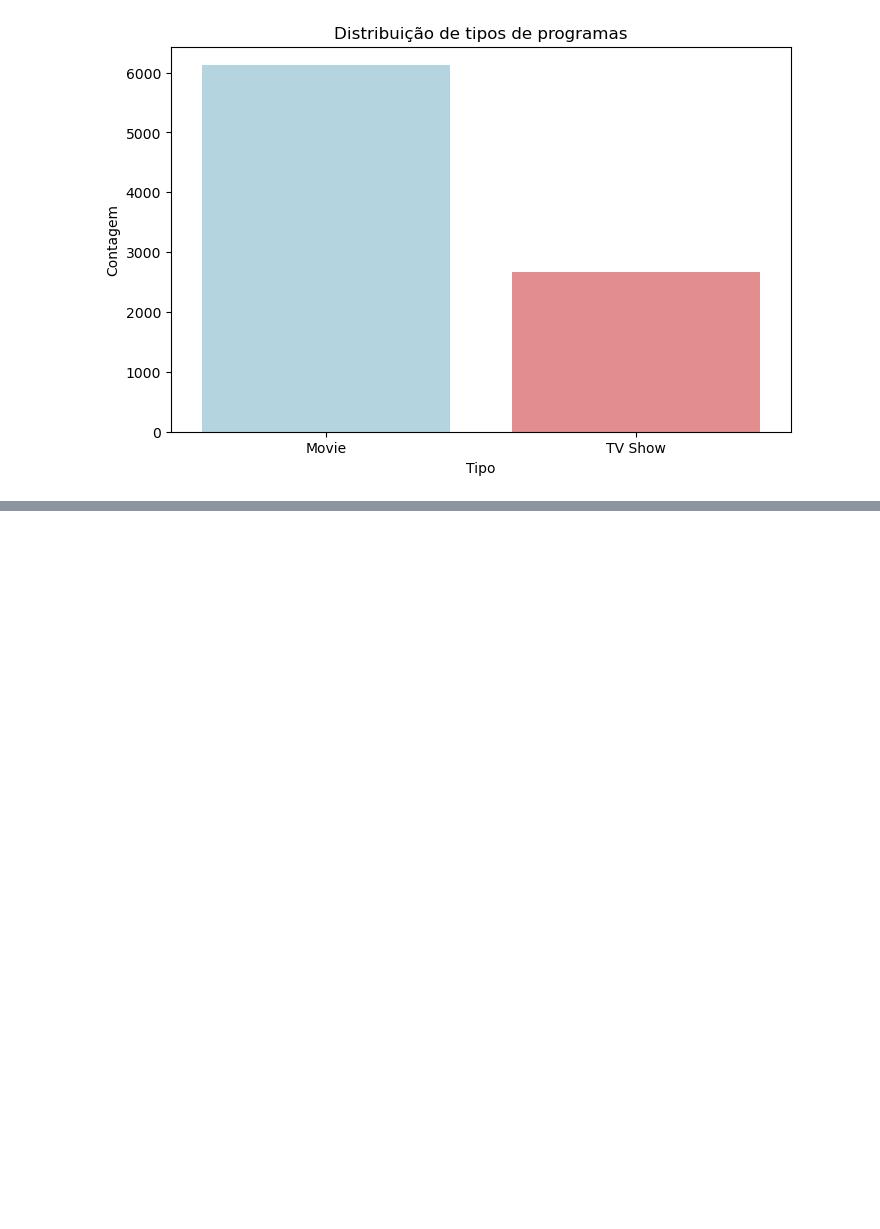
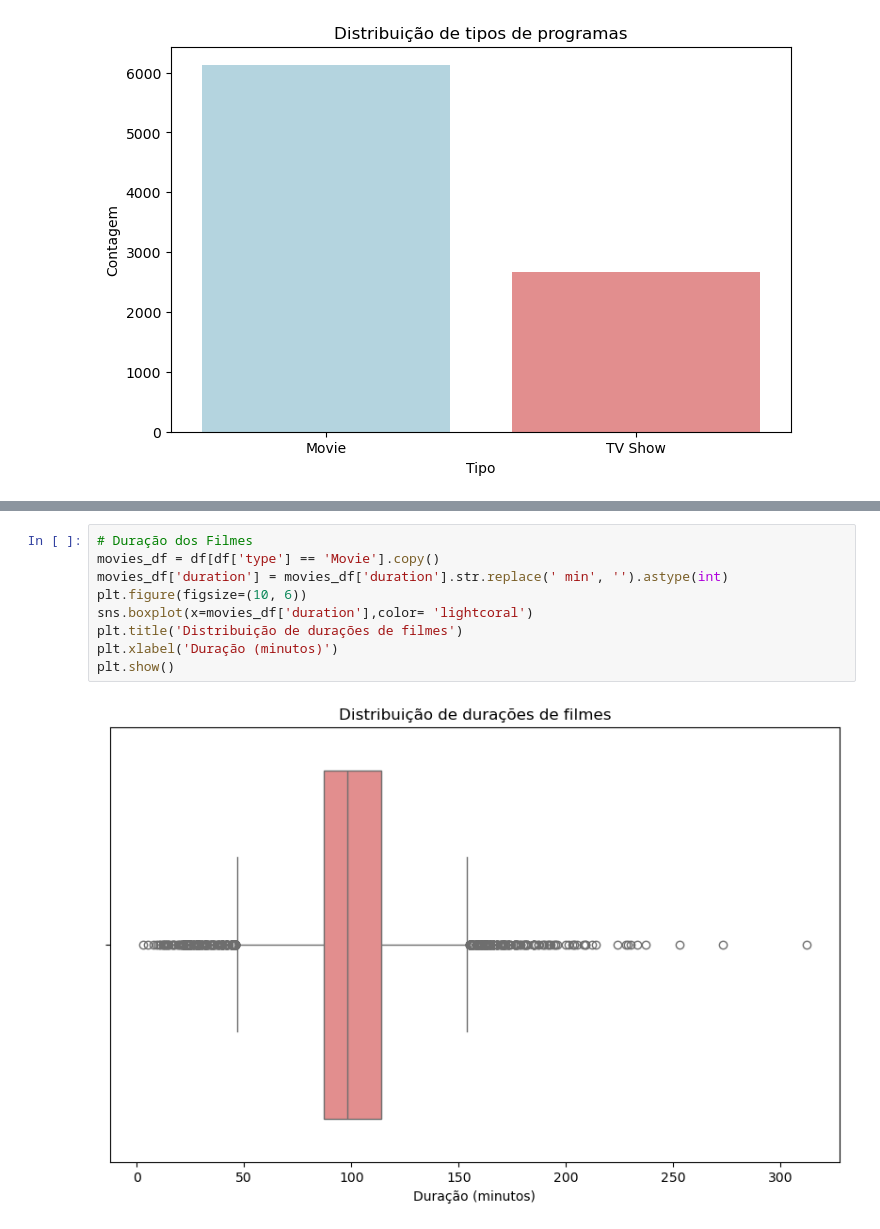
Before and after one commit to RodrigoD4v/Netflix_DataAnalysis, a Jupyter notebook: notebooks/netflix_data_analysis.ipynb, the cells around one changed output, grey strips where cells are left out. Cells and saved outputs as stored; diff of their text form; blank space fills up the shorter version.

Commit message:
Duração dos Filmes

```diff
--- a/notebooks/netflix_data_analysis.ipynb
+++ b/notebooks/netflix_data_analysis.ipynb
@@ -178,0 +192,11 @@ plt.show()
+# %%
+# Duração dos Filmes
+movies_df = df[df['type'] == 'Movie'].copy()
+movies_df['duration'] = movies_df['duration'].str.replace(' min', '').astype(int)
+plt.figure(figsize=(10, 6))
+sns.boxplot(x=movies_df['duration'],color= 'lightcoral')
+plt.title('Distribuição de durações de filmes')
+plt.xlabel('Duração (minutos)')
+plt.show()
+# %% [output]
+[figure, added]
```
Also changed, not shown: parts of 1 cell of this notebook.
